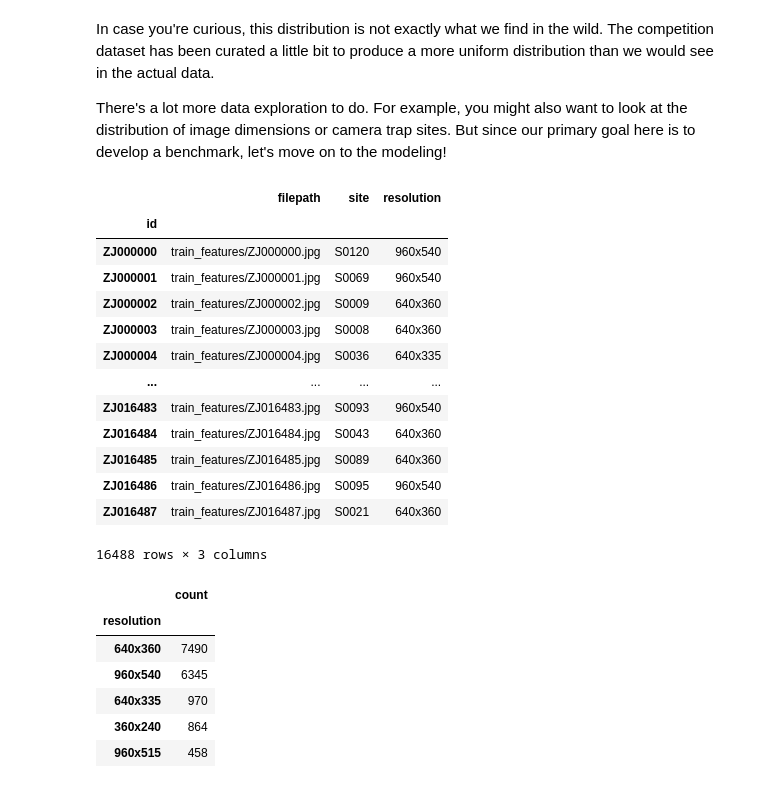
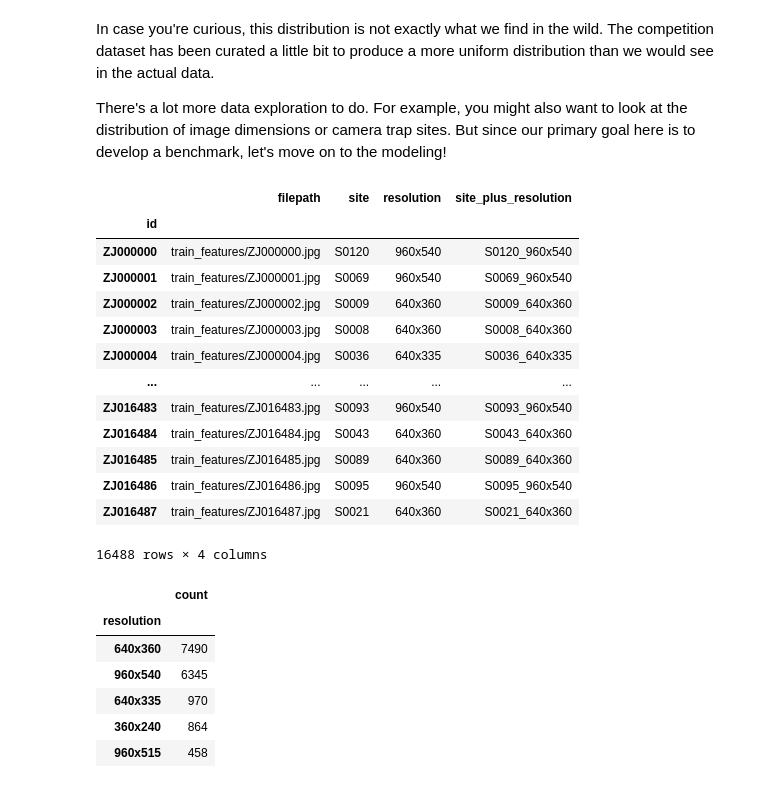
Before and after one commit to canonic-epicure/conservision, a Jupyter notebook: benchmark.ipynb, the cells around one changed output. Drawn from its saved outputs; the diff is of its cells as text; code cells hidden in the pictures.

```diff
--- a/benchmark.ipynb
+++ b/benchmark.ipynb
@@ -136,22 +138,24 @@ There's a lot more data exploration to do. For example, you might also want to l
 # %%
 train_features['resolution'] = train_features['filepath'].apply(lambda filename: lib.get_resolution('data/' + filename))
 
+train_features['site_plus_resolution'] = train_features['site'] + '_' + train_features['resolution']
+
 train_features
 # %% [output]
-|  | filepath | site | resolution |
-| id |  |  |  |
-| ZJ000000 | train_features/ZJ000000.jpg | S0120 | 960x540 |
-| ZJ000001 | train_features/ZJ000001.jpg | S0069 | 960x540 |
-| ZJ000002 | train_features/ZJ000002.jpg | S0009 | 640x360 |
-| ZJ000003 | train_features/ZJ000003.jpg | S0008 | 640x360 |
-| ZJ000004 | train_features/ZJ000004.jpg | S0036 | 640x335 |
-| ... | ... | ... | ... |
-| ZJ016483 | train_features/ZJ016483.jpg | S0093 | 960x540 |
-| ZJ016484 | train_features/ZJ016484.jpg | S0043 | 640x360 |
-| ZJ016485 | train_features/ZJ016485.jpg | S0089 | 640x360 |
-| ZJ016486 | train_features/ZJ016486.jpg | S0095 | 960x540 |
-| ZJ016487 | train_features/ZJ016487.jpg | S0021 | 640x360 |
+|  | filepath | site | resolution | site_plus_resolution |
+| id |  |  |  |  |
+| ZJ000000 | train_features/ZJ000000.jpg | S0120 | 960x540 | S0120_960x540 |
+| ZJ000001 | train_features/ZJ000001.jpg | S0069 | 960x540 | S0069_960x540 |
+| ZJ000002 | train_features/ZJ000002.jpg | S0009 | 640x360 | S0009_640x360 |
+| ZJ000003 | train_features/ZJ000003.jpg | S0008 | 640x360 | S0008_640x360 |
+| ZJ000004 | train_features/ZJ000004.jpg | S0036 | 640x335 | S0036_640x335 |
+| ... | ... | ... | ... | ... |
+| ZJ016483 | train_features/ZJ016483.jpg | S0093 | 960x540 | S0093_960x540 |
+| ZJ016484 | train_features/ZJ016484.jpg | S0043 | 640x360 | S0043_640x360 |
+| ZJ016485 | train_features/ZJ016485.jpg | S0089 | 640x360 | S0089_640x360 |
+| ZJ016486 | train_features/ZJ016486.jpg | S0095 | 960x540 | S0095_960x540 |
+| ZJ016487 | train_features/ZJ016487.jpg | S0021 | 640x360 | S0021_640x360 |
-16488 rows × 3 columns
+16488 rows × 4 columns
 # %%
 resolutions = train_features.groupby(['resolution']).agg(count=('resolution', 'count')).sort_values(by='count', ascending=False)
 
```
Also changed, not shown: parts of 36 cells of this notebook, 4 other files.
